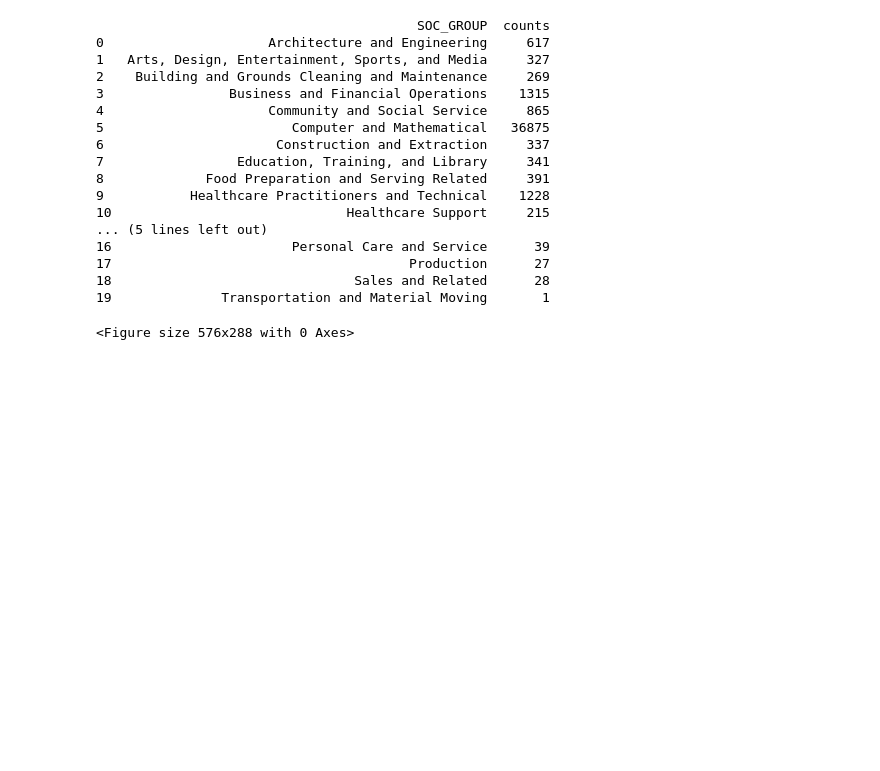
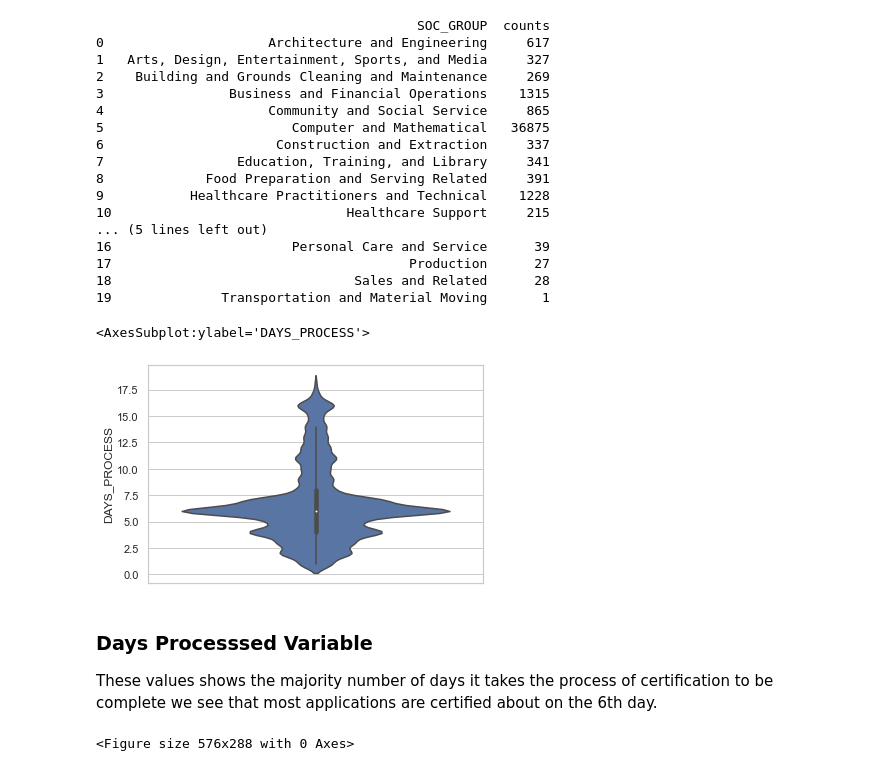
Before and after one commit to trishattah/DS_7331_Projects, a Jupyter notebook: Visa_project_code/MASTER_Lab1_Group_4_PATRICIA_ATTAH.ipynb, the cells around one changed output. Cells and saved outputs as stored; diff of their text form; code cells hidden in the pictures; blank space fills up the shorter version.

```diff
--- a/Visa_project_code/MASTER_Lab1_Group_4_PATRICIA_ATTAH.ipynb
+++ b/Visa_project_code/MASTER_Lab1_Group_4_PATRICIA_ATTAH.ipynb
@@ -397,6 +398,14 @@ print(VisaStatus_df)
 17                                      Production      27
 18                               Sales and Related      28
 19              Transportation and Material Moving       1
+# %%
+sns.violinplot(y=df_balanced['DAYS_PROCESS'], orient='vertical')
+# %% [output]
+<AxesSubplot:ylabel='DAYS_PROCESS'>
+[figure, added]
+# %% [markdown]
+### Days Processsed Variable
+These values shows the majority number of days it takes the process of certification to be complete we see that most applications are certified about on the 6th day.
 # %%
 df.boxplot(column='ANNUALIZED_WAGE_RATE_OF_PAY', by='PW_WAGE_LEVEL', showfliers=False)
 plt.title("Annual Pay by Wage Level (Outliers Removed)",y=1)
```
Also changed, not shown: parts of 7 cells of this notebook.
